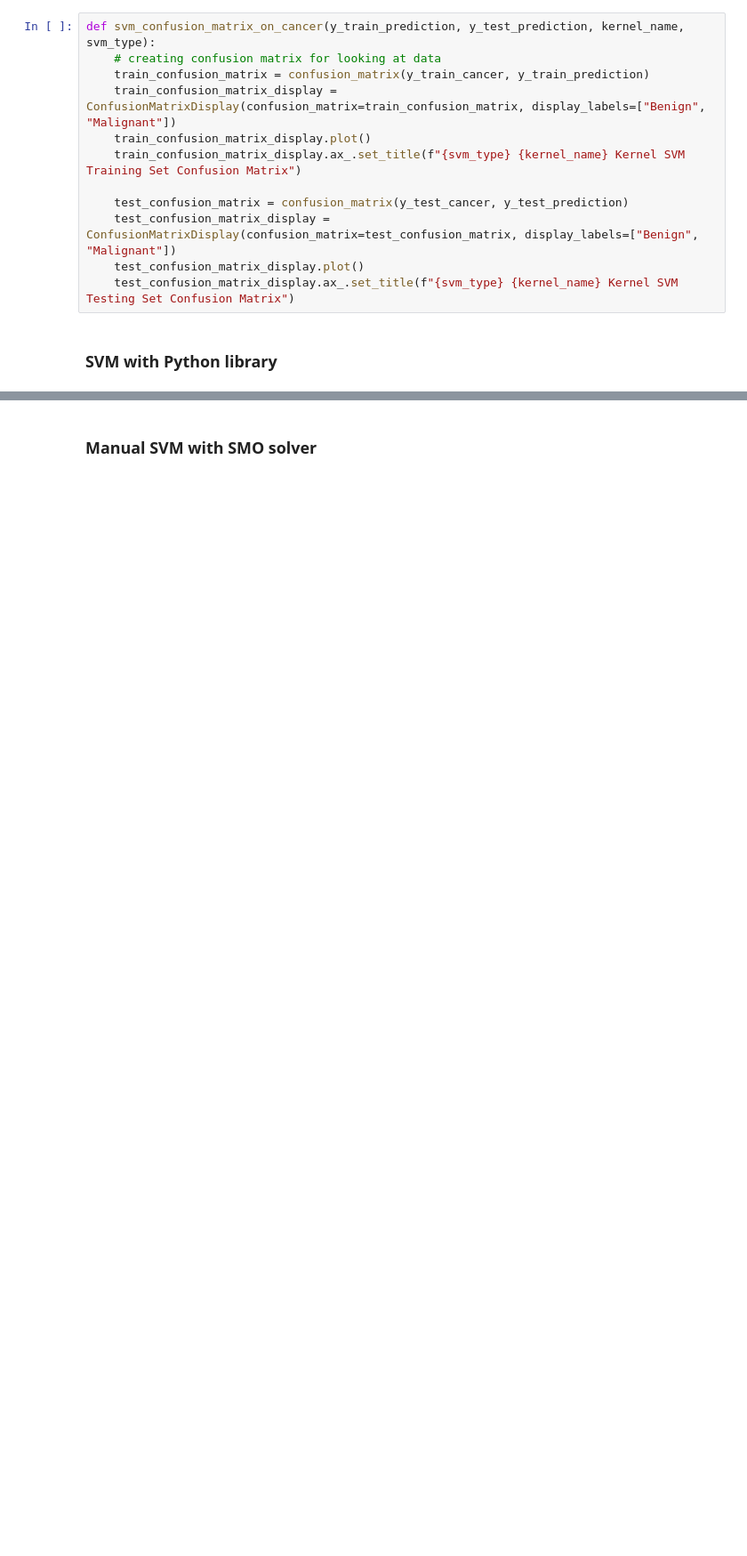
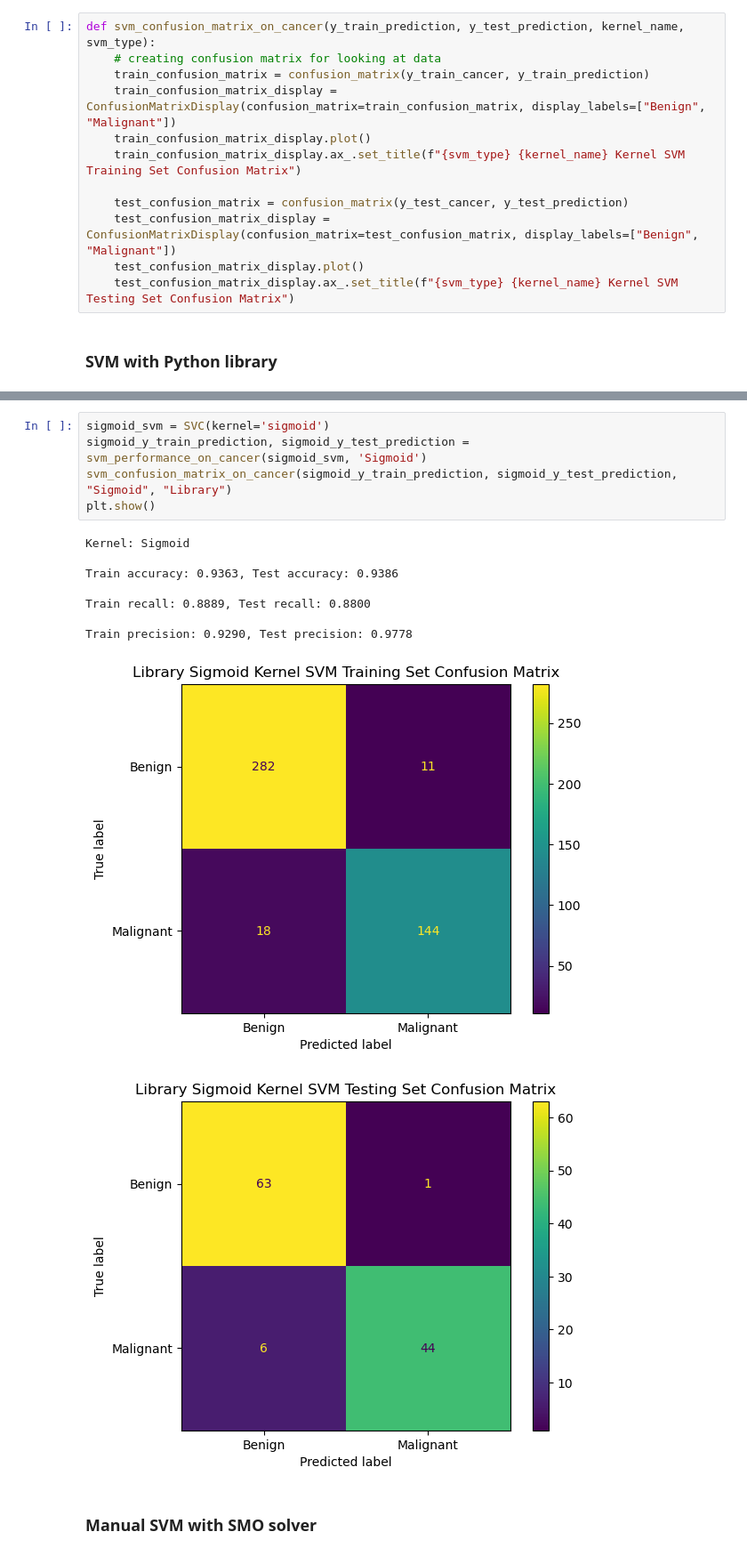
Before and after one commit to whuang3607/CS-6140-Project, a Jupyter notebook: William_Huang_Final_Project.ipynb, the cells around one changed output, grey strips where cells are left out. Shown: that part at 89% size. Saved outputs shown, nothing was run; the diff lists cells and outputs as text; blank space fills up the shorter version.

Commit message:
fixed library sigmoid kernel

```diff
--- a/William_Huang_Final_Project.ipynb
+++ b/William_Huang_Final_Project.ipynb
@@ -588,3 +588,18 @@ Train precision: 0.9907, Test precision: 0.9375
+# %%
+sigmoid_svm = SVC(kernel='sigmoid')
+sigmoid_y_train_prediction, sigmoid_y_test_prediction = svm_performance_on_cancer(sigmoid_svm, 'Sigmoid')
+svm_confusion_matrix_on_cancer(sigmoid_y_train_prediction, sigmoid_y_test_prediction, "Sigmoid", "Library")
+plt.show()
+# %% [output]
+Kernel: Sigmoid
+
+Train accuracy: 0.9363, Test accuracy: 0.9386
+
+Train recall: 0.8889, Test recall: 0.8800
+
+Train precision: 0.9290, Test precision: 0.9778
+[figure, added]
+[figure, added]
 # %% [markdown]
 ### Manual SVM with SMO solver
 # %%
```
Also changed, not shown: parts of 19 cells of this notebook.
